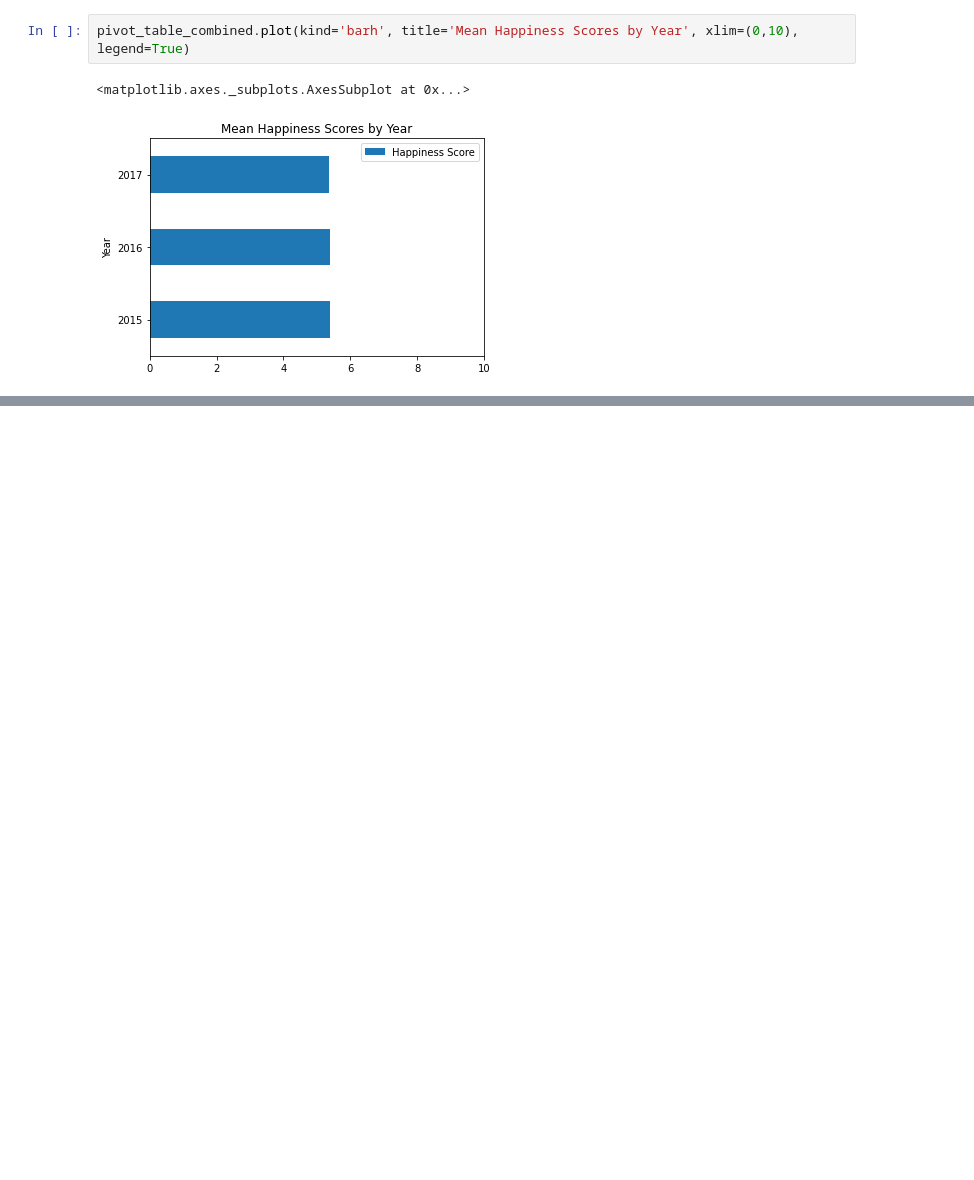
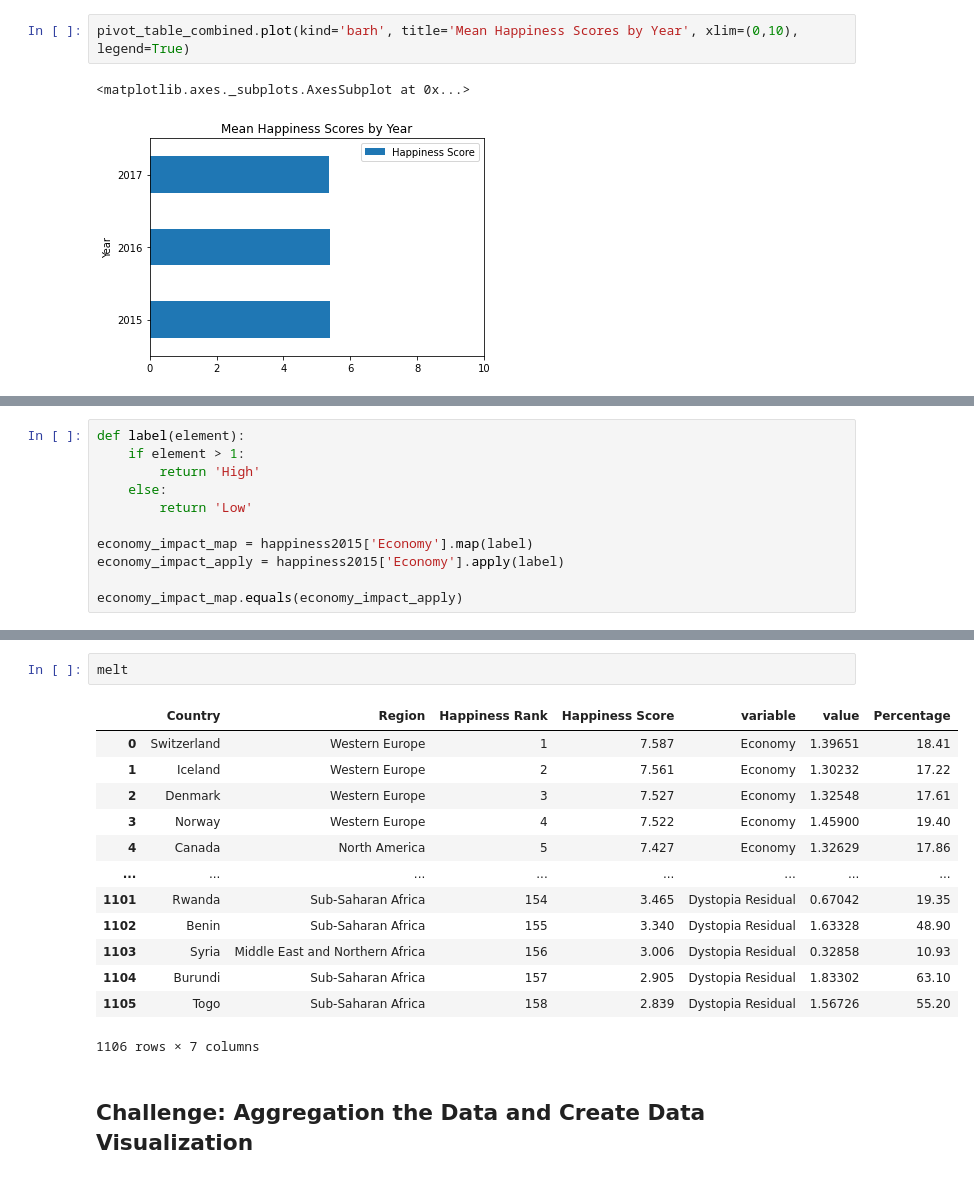
Before and after one commit to hoangvn111/Data-Cleaning-and-Analysis, a Jupyter notebook: Data_Cleaning_and_Analysis.ipynb, the cells around one changed output, grey strips where cells are left out. Drawn from its saved outputs; the diff is of its cells as text; blank space fills up the shorter version.

Commit message:
Transforming Data

```diff
--- a/Data_Cleaning_and_Analysis.ipynb
+++ b/Data_Cleaning_and_Analysis.ipynb
@@ -543,0 +559,11 @@ pivot_table_combined.plot(kind='barh', title='Mean Happiness Scores by Year', xl
+# %%
+def label(element):
+    if element > 1:
+        return 'High'
+    else:
+        return 'Low'
+
+economy_impact_map = happiness2015['Economy'].map(label)
+economy_impact_apply = happiness2015['Economy'].apply(label)
+
+economy_impact_map.equals(economy_impact_apply)
@@ -543,0 +733,18 @@ pivot_table_combined.plot(kind='barh', title='Mean Happiness Scores by Year', xl
+# %%
+melt
+# %% [output]
+|  | Country | Region | Happiness Rank | Happiness Score | variable | value | Percentage |
+| 0 | Switzerland | Western Europe | 1 | 7.587 | Economy | 1.39651 | 18.41 |
+| 1 | Iceland | Western Europe | 2 | 7.561 | Economy | 1.30232 | 17.22 |
+| 2 | Denmark | Western Europe | 3 | 7.527 | Economy | 1.32548 | 17.61 |
+| 3 | Norway | Western Europe | 4 | 7.522 | Economy | 1.45900 | 19.40 |
+| 4 | Canada | North America | 5 | 7.427 | Economy | 1.32629 | 17.86 |
+| ... | ... | ... | ... | ... | ... | ... | ... |
+| 1101 | Rwanda | Sub-Saharan Africa | 154 | 3.465 | Dystopia Residual | 0.67042 | 19.35 |
+| 1102 | Benin | Sub-Saharan Africa | 155 | 3.340 | Dystopia Residual | 1.63328 | 48.90 |
+| 1103 | Syria | Middle East and Northern Africa | 156 | 3.006 | Dystopia Residual | 0.32858 | 10.93 |
+| 1104 | Burundi | Sub-Saharan Africa | 157 | 2.905 | Dystopia Residual | 1.83302 | 63.10 |
+| 1105 | Togo | Sub-Saharan Africa | 158 | 2.839 | Dystopia Residual | 1.56726 | 55.20 |
+1106 rows × 7 columns
+# %% [markdown]
+## Challenge: Aggregation the Data and Create Data Visualization
```
Also changed, not shown: parts of 49 cells of this notebook.
